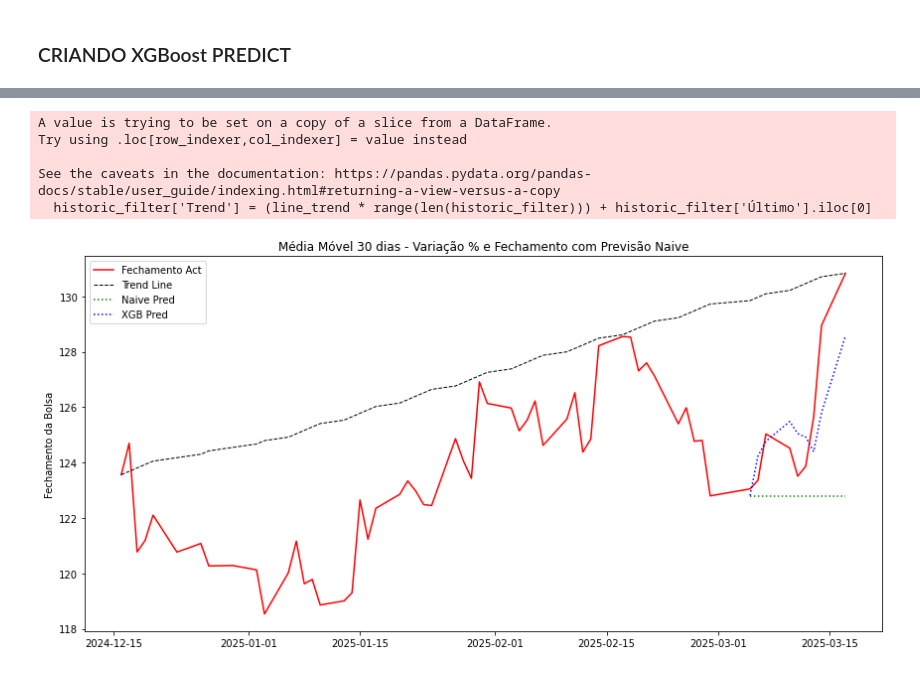
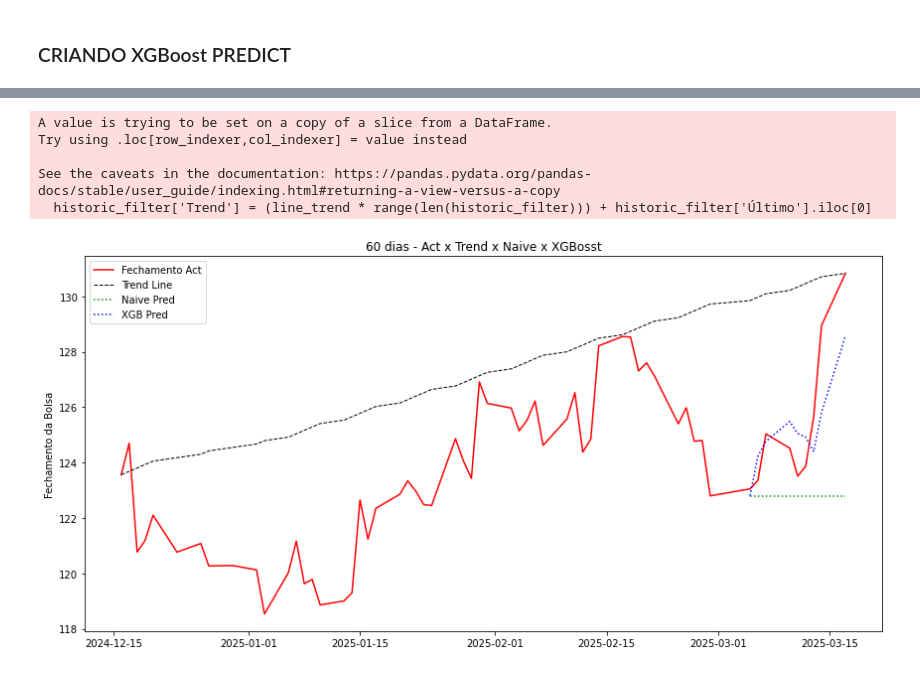
Before and after one commit to luishrufino/previsao_ibovespa, a Jupyter notebook: Machine Code.ipynb, the cells around one changed output, grey strips where cells are left out. Cells and saved outputs as stored; diff of their text form; code cells hidden in the pictures.

```diff
--- a/Machine Code.ipynb
+++ b/Machine Code.ipynb
@@ -318,32 +243,32 @@ line2, = ax.plot(historic_filter.index, historic_filter['Último'], color='red',
 
 # Linha de tendência (rolling)
 line3, = ax.plot(historic_filter.index, historic_filter['Trend'],
                  color='black', linewidth=1, linestyle='--', label='Trend Line')
 
 # Previsão Naive SOMENTE no período de teste (sem rolling para mostrar a linha de previsão)
 line4, = ax.plot(df_test.index, naive_filter.loc[df_test.index], color='green', linestyle=':', linewidth=1.5, label='Naive Pred')
 
 # Previsão XGBoost
 line5, = ax.plot(df_test.index, xgb_pred_df.loc[df_test.index], color='blue', linestyle=':', linewidth=1.5, label='XGB Pred')
 
 ax.set_ylabel('Fechamento da Bolsa')
 ax.tick_params(axis='y')
 
 # Título e legenda
 lines = [line2, line3, line4, line5]  # A lista de objetos de linha
 
 # Usando get_label() corretamente
 labels = [line.get_label() for line in lines]
 ax.legend(lines, labels, loc='upper left')
 
-plt.title('Média Móvel 30 dias - Variação % e Fechamento com Previsão Naive')
+plt.title('60 dias - Act x Trend x Naive x XGBosst')
 fig.tight_layout()
 
 plt.show()
 # %% [output]
 A value is trying to be set on a copy of a slice from a DataFrame.
 Try using .loc[row_indexer,col_indexer] = value instead
 
 See the caveats in the documentation: https://pandas.pydata.org/pandas-docs/stable/user_guide/indexing.html#returning-a-view-versus-a-copy
   historic_filter['Trend'] = (line_trend * range(len(historic_filter))) + historic_filter['Último'].iloc[0]
-[figure, old version]
+[figure, new version]
```
Also changed, not shown: parts of 18 cells of this notebook.
